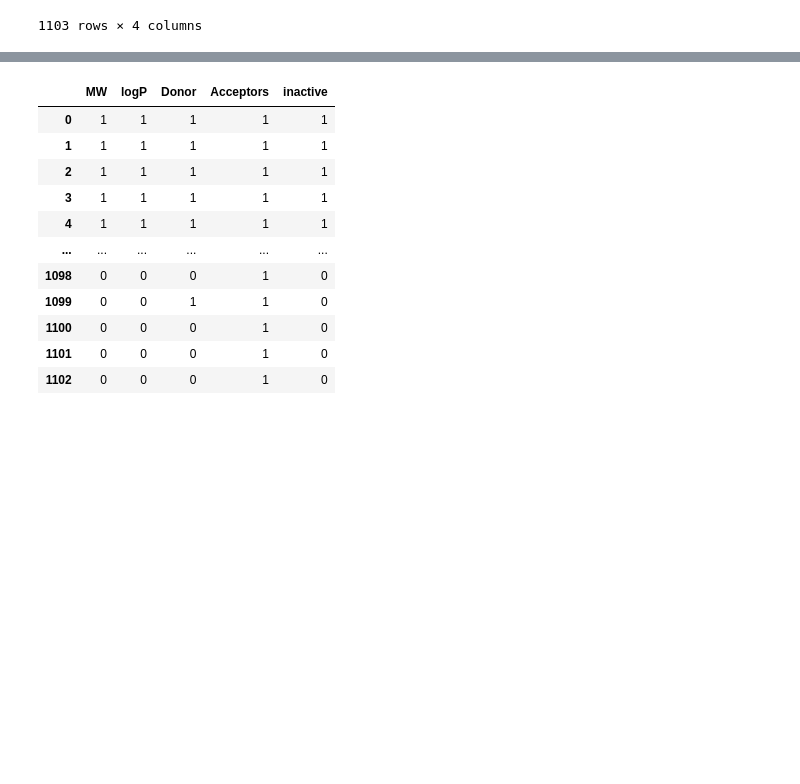
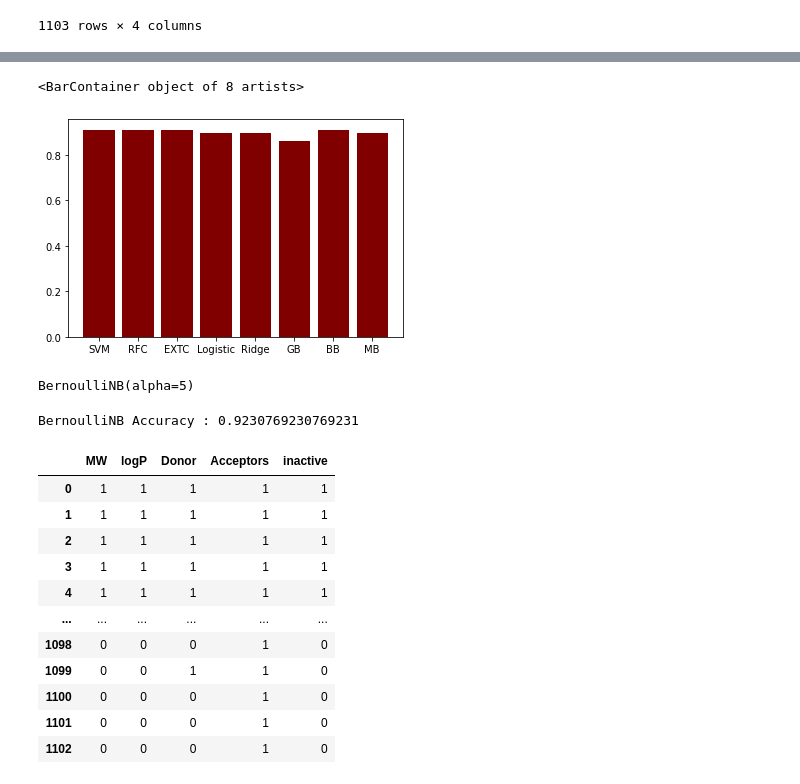
Before and after one commit to Shadin710/Drug-Discovery, a Jupyter notebook: main.ipynb, the cells around one changed output, grey strips where cells are left out. Drawn from its saved outputs; the diff is of its cells as text; code cells hidden in the pictures; blank space fills up the shorter version.

Commit message:
Refined the models

```diff
--- a/main.ipynb
+++ b/main.ipynb
@@ -410,0 +395,15 @@ Descriptors.MolWt(m)
+# %%
+y_valid=y_valid.astype('int')
+# %%
+score =[]
+for model_name,mp in models.items():
+    clf = GridSearchCV(mp['model'],mp['params'],cv=10,return_train_score=False)
+    clf.fit(des_df,y_valid)
+    score.append({
+        'model':model_name,
+        'best_score':clf.best_score_,
+        'best_params':clf.best_params_
+    })
+# %%
+df_score = pd.DataFrame(score,columns= ['model','best_score','best_params'])
+df_score
@@ -410,0 +420,7 @@ Descriptors.MolWt(m)
+# %%
+x= ['SVM','RFC','EXTC','Logistic','Ridge','GB','BB','MB']
+# %%
+plt.bar(x,df_score.best_score,color="maroon")
+# %% [output]
+<BarContainer object of 8 artists>
+[figure, added]
@@ -410,0 +429,4 @@ Descriptors.MolWt(m)
+# %%
+real_model.fit(x_train,y_train)
+# %% [output]
+BernoulliNB(alpha=5)
@@ -411,3 +435,7 @@ Descriptors.MolWt(m)
+# %%
+print("BernoulliNB Accuracy :", bb_score)
+# %% [output]
+BernoulliNB Accuracy : 0.9230769230769231
 # %%
 df_real = pd.concat([des_df,y_valid],axis="columns")
 df_real
```
Also changed, not shown: parts of 15 cells of this notebook.
